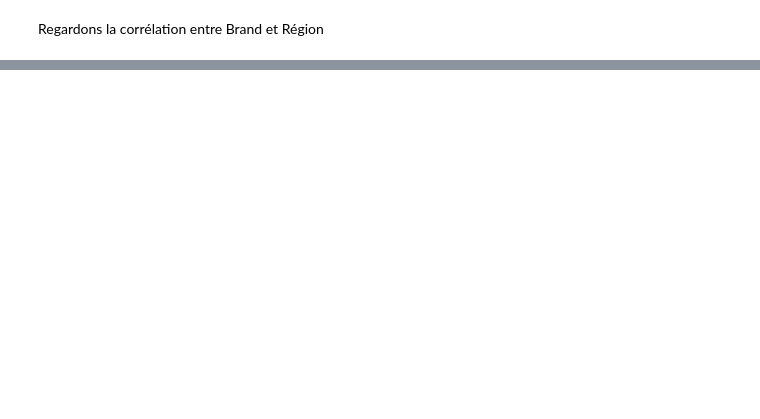
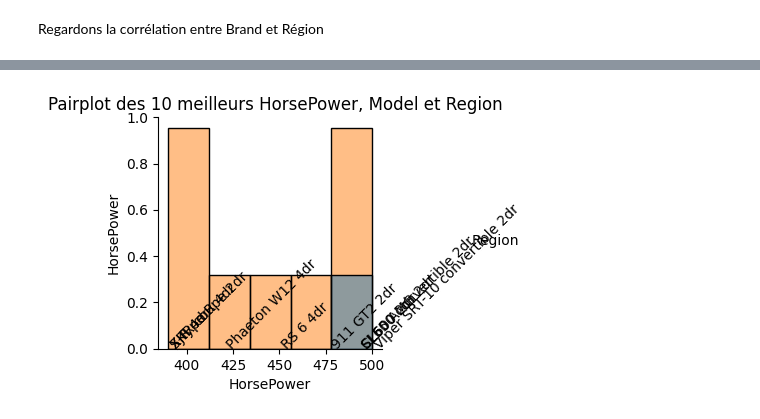
Before and after one commit to koffi24/Projet_DataScience, a Jupyter notebook: Cars.ipynb, the cells around one changed output, grey strips where cells are left out. Saved outputs shown, nothing was run; the diff lists cells and outputs as text; code cells hidden in the pictures; blank space fills up the shorter version.

```diff
--- a/Cars.ipynb
+++ b/Cars.ipynb
@@ -194,0 +207,16 @@ Regardons la corrélation entre Brand et Région
+# %%
+import seaborn as sns
+
+# Sélectionner les 10 voitures avec le plus de HorsePower
+top_hp = clean.nlargest(10, 'HorsePower')
+
+import matplotlib.pyplot as plt
+
+# Pairplot avec Model comme label et Region comme couleur
+sns.pairplot(top_hp, vars=['HorsePower'], hue='Region', diag_kind='hist', markers='o', height=3)
+for i, label in enumerate(top_hp['Model']):
+    plt.gca().annotate(label, (top_hp['HorsePower'].iloc[i], 0), rotation=45)
+plt.suptitle("Pairplot des 10 meilleurs HorsePower, Model et Region", y=1.02)
+plt.show()
+# %% [output]
+[figure, added]
```
Also changed, not shown: parts of 8 cells of this notebook, 1 other file.
